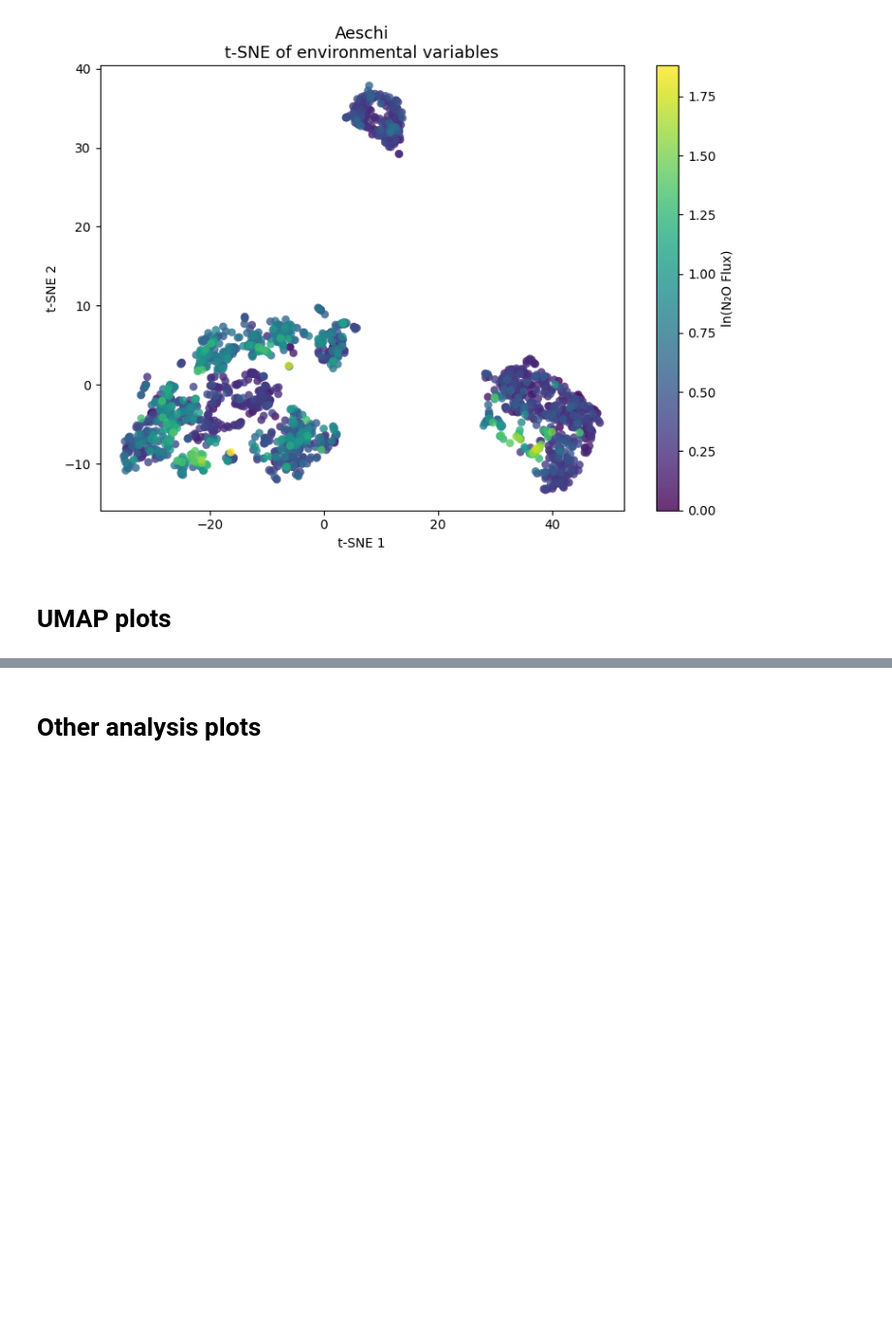
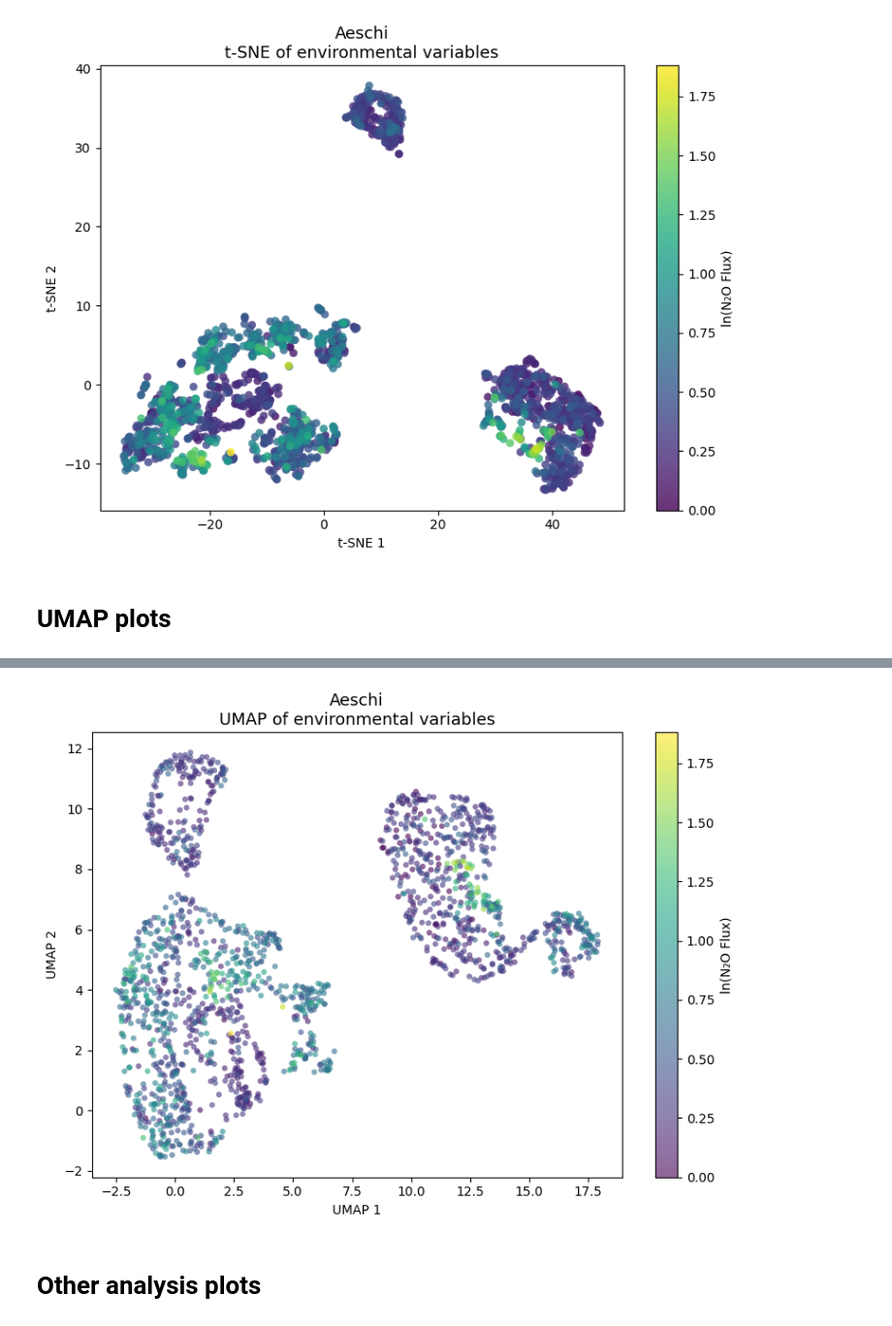
Before and after one commit to AndreasHiropedi/N2O_Emissions_Prediction, a Jupyter notebook: data_exploration/data_exploration_aeschi.ipynb, the cells around one changed output, grey strips where cells are left out. Shown at 97% size. Drawn from its saved outputs; the diff is of its cells as text; code cells hidden in the pictures; blank space fills up the shorter version.

```diff
--- a/data_exploration/data_exploration_aeschi.ipynb
+++ b/data_exploration/data_exploration_aeschi.ipynb
@@ -368,3 +432,67 @@ plot_tsne(aeschi_clean, "Aeschi")
+# %%
+import pandas as pd
+import numpy as np
+import matplotlib.pyplot as plt
+from sklearn.preprocessing import StandardScaler
+import umap
+import matplotlib.cm as cm
+
+# =============================================
+# 1️⃣ Define variables and plotting function
+# =============================================
+base_vars = [
+    "Precipitation", "SolarRadiation", "AirTemp", "VPD",
+    "SoilWater_5cm", "SoilWater_15cm", "SoilWater_30cm",
+    "SoilTemp_5cm", "SoilTemp_15cm", "SoilTemp_30cm",
+    "NEE", "GPP", "RECO", "Mowing",
+]
+
+
+def plot_umap(df, title, n_neighbors=50, min_dist=0.5, random_state=42):
+    # Drop rows with missing values
+    df_clean = df.dropna(subset=base_vars + ["N2O_Flux_ln"]).copy()
+
+    # Standardize
+    X_scaled = StandardScaler().fit_transform(df_clean[base_vars])
+
+    # Run UMAP
+    reducer = umap.UMAP(
+        n_components=2,
+        n_neighbors=n_neighbors,
+        min_dist=min_dist,
+        metric="euclidean",
+        random_state=random_state
+    )
+    embedding = reducer.fit_transform(X_scaled)
+    df_clean["UMAP1"] = embedding[:, 0]
+    df_clean["UMAP2"] = embedding[:, 1]
+
+    # Sort by N2O_Flux so high values are plotted last (on top)
+    df_clean = df_clean.sort_values("N2O_Flux_ln", ascending=True)
+
+    # Plot
+    fig, ax = plt.subplots(figsize=(8, 6))
+    sc = ax.scatter(
+        df_clean["UMAP1"], df_clean["UMAP2"],
+        c=df_clean["N2O_Flux_ln"],
+        cmap=cm.viridis,
+        s=20, alpha=0.6, edgecolor="none"
+    )
+
+    ax.set_title(f"{title}\nUMAP of environmental variables", fontsize=13)
+    ax.set_xlabel("UMAP 1")
+    ax.set_ylabel("UMAP 2")
+    cbar = plt.colorbar(sc, ax=ax)
+    cbar.set_label("ln(N₂O Flux)")
+    plt.tight_layout()
+    plt.show()
+
+# =============================================
+# 2️⃣ Run for aeschi
+# =============================================
+plot_umap(aeschi_clean, "Aeschi")
+# %% [output]
+[figure, added]
 # %% [markdown]
 # Other analysis plots
 # %%
```
Also changed, not shown: parts of 1 cell of this notebook, 5 other files.
